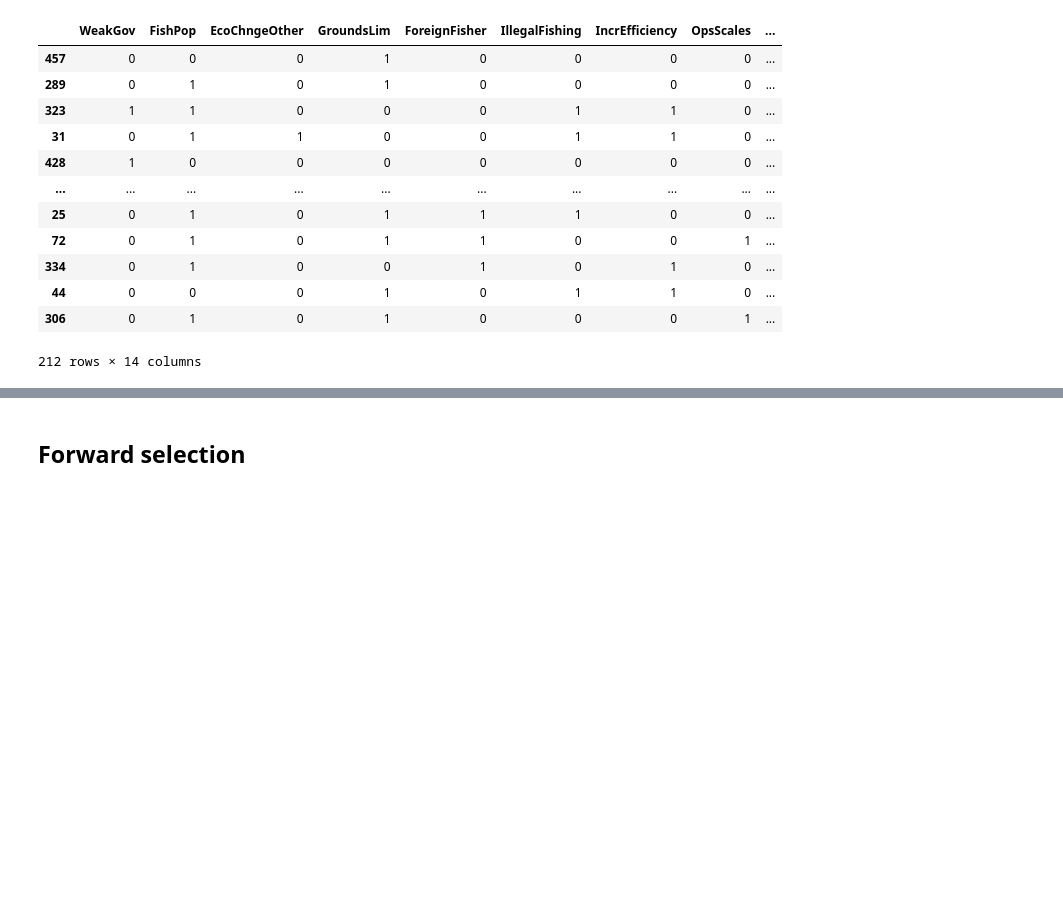
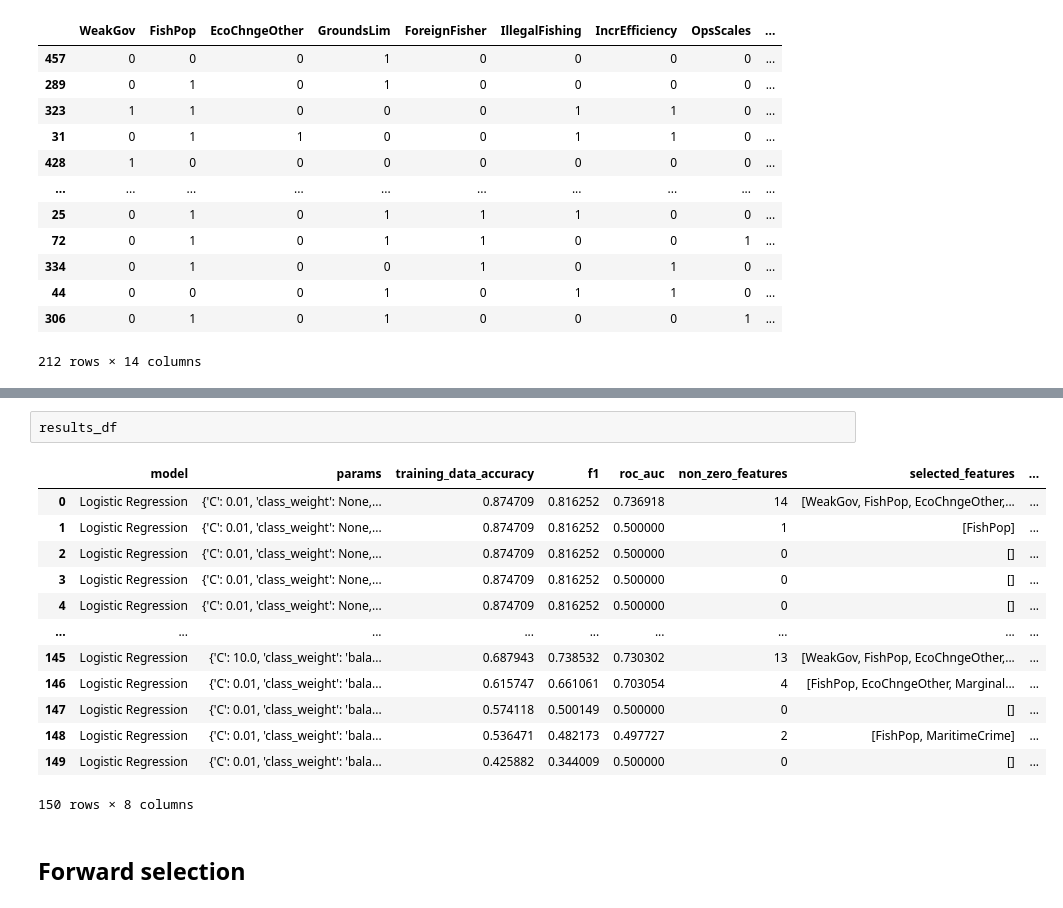
Before and after one commit to madwhe/WWF-Fisheries-Conflict-Analysis, a Jupyter notebook: WWF_Team9_Summer26 - Combined responses.ipynb, the cells around one changed output, grey strips where cells are left out. Saved outputs shown, nothing was run; the diff lists cells and outputs as text; blank space fills up the shorter version.

```diff
--- a/WWF_Team9_Summer26 - Combined responses.ipynb
+++ b/WWF_Team9_Summer26 - Combined responses.ipynb
@@ -467,3 +575,19 @@ weighted avg       0.85      0.81      0.74       137
+# %%
+results_df
+# %% [output]
+|  | model | params | training_data_accuracy | f1 | roc_auc | non_zero_features | selected_features | ... |
+| 0 | Logistic Regression | {'C': 0.01, 'class_weight': None,... | 0.874709 | 0.816252 | 0.736918 | 14 | [WeakGov, FishPop, EcoChngeOther,... | ... |
+| 1 | Logistic Regression | {'C': 0.01, 'class_weight': None,... | 0.874709 | 0.816252 | 0.500000 | 1 | [FishPop] | ... |
+| 2 | Logistic Regression | {'C': 0.01, 'class_weight': None,... | 0.874709 | 0.816252 | 0.500000 | 0 | [] | ... |
+| 3 | Logistic Regression | {'C': 0.01, 'class_weight': None,... | 0.874709 | 0.816252 | 0.500000 | 0 | [] | ... |
+| 4 | Logistic Regression | {'C': 0.01, 'class_weight': None,... | 0.874709 | 0.816252 | 0.500000 | 0 | [] | ... |
+| ... | ... | ... | ... | ... | ... | ... | ... | ... |
+| 145 | Logistic Regression | {'C': 10.0, 'class_weight': 'bala... | 0.687943 | 0.738532 | 0.730302 | 13 | [WeakGov, FishPop, EcoChngeOther,... | ... |
+| 146 | Logistic Regression | {'C': 0.01, 'class_weight': 'bala... | 0.615747 | 0.661061 | 0.703054 | 4 | [FishPop, EcoChngeOther, Marginal... | ... |
+| 147 | Logistic Regression | {'C': 0.01, 'class_weight': 'bala... | 0.574118 | 0.500149 | 0.500000 | 0 | [] | ... |
+| 148 | Logistic Regression | {'C': 0.01, 'class_weight': 'bala... | 0.536471 | 0.482173 | 0.497727 | 2 | [FishPop, MaritimeCrime] | ... |
+| 149 | Logistic Regression | {'C': 0.01, 'class_weight': 'bala... | 0.425882 | 0.344009 | 0.500000 | 0 | [] | ... |
+150 rows × 8 columns
 # %% [markdown]
 ## Forward selection
 # %%
```
Also changed, not shown: parts of 10 cells of this notebook, 4 other files.
